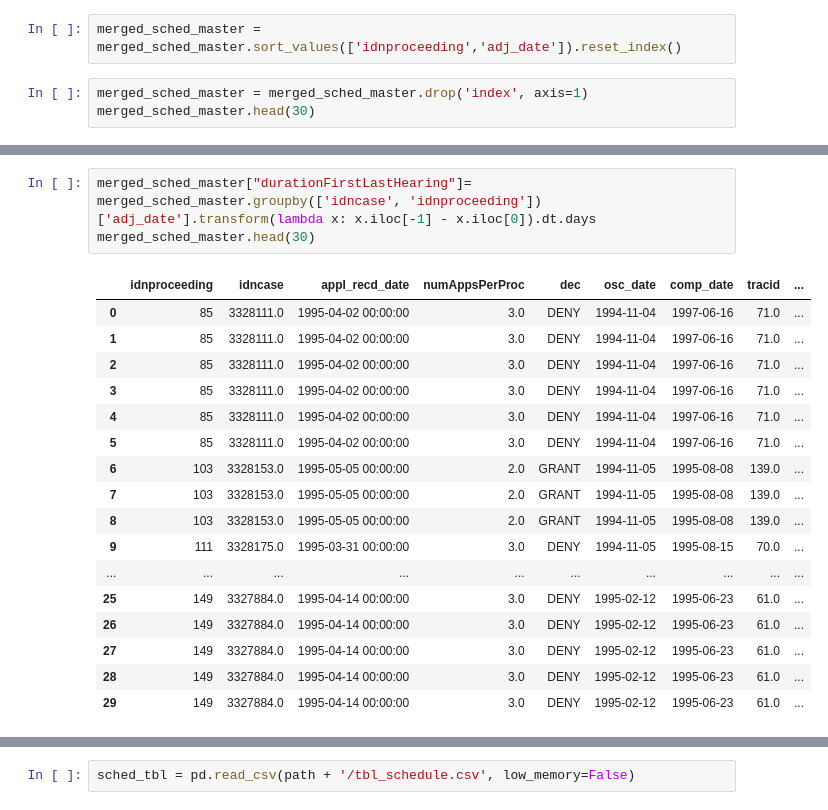
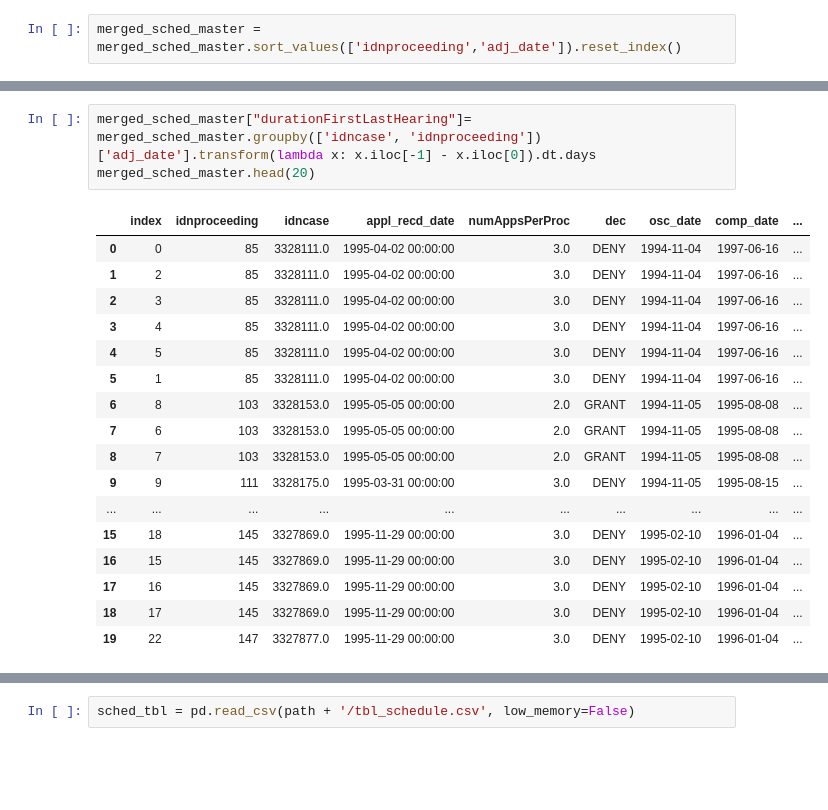
Before and after one commit to aspenyoo/refugees, a Jupyter notebook: Cleaning Schedule.ipynb, the cells around one changed output, grey strips where cells are left out. Cells and saved outputs as stored; diff of their text form; blank space fills up the shorter version.

```diff
--- a/Cleaning Schedule.ipynb
+++ b/Cleaning Schedule.ipynb
@@ -162,5 +150,2 @@ merged_sched_master.head(30)
 # %%
 merged_sched_master = merged_sched_master.sort_values(['idnproceeding','adj_date']).reset_index()
-# %%
-merged_sched_master = merged_sched_master.drop('index', axis=1)
-merged_sched_master.head(30)
@@ -185,21 +152,21 @@ merged_sched_master.head(30)
 # %%
 merged_sched_master["durationFirstLastHearing"]= merged_sched_master.groupby(['idncase', 'idnproceeding'])['adj_date'].transform(lambda x: x.iloc[-1] - x.iloc[0]).dt.days
-merged_sched_master.head(30)
+merged_sched_master.head(20)
 # %% [output]
-|  | idnproceeding | idncase | appl_recd_date | numAppsPerProc | dec | osc_date | comp_date | tracid | ... |
-| 0 | 85 | 3328111.0 | 1995-04-02 00:00:00 | 3.0 | DENY | 1994-11-04 | 1997-06-16 | 71.0 | ... |
-| 1 | 85 | 3328111.0 | 1995-04-02 00:00:00 | 3.0 | DENY | 1994-11-04 | 1997-06-16 | 71.0 | ... |
-| 2 | 85 | 3328111.0 | 1995-04-02 00:00:00 | 3.0 | DENY | 1994-11-04 | 1997-06-16 | 71.0 | ... |
-| 3 | 85 | 3328111.0 | 1995-04-02 00:00:00 | 3.0 | DENY | 1994-11-04 | 1997-06-16 | 71.0 | ... |
-| 4 | 85 | 3328111.0 | 1995-04-02 00:00:00 | 3.0 | DENY | 1994-11-04 | 1997-06-16 | 71.0 | ... |
-| 5 | 85 | 3328111.0 | 1995-04-02 00:00:00 | 3.0 | DENY | 1994-11-04 | 1997-06-16 | 71.0 | ... |
-| 6 | 103 | 3328153.0 | 1995-05-05 00:00:00 | 2.0 | GRANT | 1994-11-05 | 1995-08-08 | 139.0 | ... |
-| 7 | 103 | 3328153.0 | 1995-05-05 00:00:00 | 2.0 | GRANT | 1994-11-05 | 1995-08-08 | 139.0 | ... |
-| 8 | 103 | 3328153.0 | 1995-05-05 00:00:00 | 2.0 | GRANT | 1994-11-05 | 1995-08-08 | 139.0 | ... |
-| 9 | 111 | 3328175.0 | 1995-03-31 00:00:00 | 3.0 | DENY | 1994-11-05 | 1995-08-15 | 70.0 | ... |
+|  | index | idnproceeding | idncase | appl_recd_date | numAppsPerProc | dec | osc_date | comp_date | ... |
+| 0 | 0 | 85 | 3328111.0 | 1995-04-02 00:00:00 | 3.0 | DENY | 1994-11-04 | 1997-06-16 | ... |
+| 1 | 2 | 85 | 3328111.0 | 1995-04-02 00:00:00 | 3.0 | DENY | 1994-11-04 | 1997-06-16 | ... |
+| 2 | 3 | 85 | 3328111.0 | 1995-04-02 00:00:00 | 3.0 | DENY | 1994-11-04 | 1997-06-16 | ... |
+| 3 | 4 | 85 | 3328111.0 | 1995-04-02 00:00:00 | 3.0 | DENY | 1994-11-04 | 1997-06-16 | ... |
+| 4 | 5 | 85 | 3328111.0 | 1995-04-02 00:00:00 | 3.0 | DENY | 1994-11-04 | 1997-06-16 | ... |
+| 5 | 1 | 85 | 3328111.0 | 1995-04-02 00:00:00 | 3.0 | DENY | 1994-11-04 | 1997-06-16 | ... |
+| 6 | 8 | 103 | 3328153.0 | 1995-05-05 00:00:00 | 2.0 | GRANT | 1994-11-05 | 1995-08-08 | ... |
+| 7 | 6 | 103 | 3328153.0 | 1995-05-05 00:00:00 | 2.0 | GRANT | 1994-11-05 | 1995-08-08 | ... |
+| 8 | 7 | 103 | 3328153.0 | 1995-05-05 00:00:00 | 2.0 | GRANT | 1994-11-05 | 1995-08-08 | ... |
+| 9 | 9 | 111 | 3328175.0 | 1995-03-31 00:00:00 | 3.0 | DENY | 1994-11-05 | 1995-08-15 | ... |
 | ... | ... | ... | ... | ... | ... | ... | ... | ... | ... |
-| 25 | 149 | 3327884.0 | 1995-04-14 00:00:00 | 3.0 | DENY | 1995-02-12 | 1995-06-23 | 61.0 | ... |
-| 26 | 149 | 3327884.0 | 1995-04-14 00:00:00 | 3.0 | DENY | 1995-02-12 | 1995-06-23 | 61.0 | ... |
-| 27 | 149 | 3327884.0 | 1995-04-14 00:00:00 | 3.0 | DENY | 1995-02-12 | 1995-06-23 | 61.0 | ... |
-| 28 | 149 | 3327884.0 | 1995-04-14 00:00:00 | 3.0 | DENY | 1995-02-12 | 1995-06-23 | 61.0 | ... |
-| 29 | 149 | 3327884.0 | 1995-04-14 00:00:00 | 3.0 | DENY | 1995-02-12 | 1995-06-23 | 61.0 | ... |
+| 15 | 18 | 145 | 3327869.0 | 1995-11-29 00:00:00 | 3.0 | DENY | 1995-02-10 | 1996-01-04 | ... |
+| 16 | 15 | 145 | 3327869.0 | 1995-11-29 00:00:00 | 3.0 | DENY | 1995-02-10 | 1996-01-04 | ... |
+| 17 | 16 | 145 | 3327869.0 | 1995-11-29 00:00:00 | 3.0 | DENY | 1995-02-10 | 1996-01-04 | ... |
+| 18 | 17 | 145 | 3327869.0 | 1995-11-29 00:00:00 | 3.0 | DENY | 1995-02-10 | 1996-01-04 | ... |
+| 19 | 22 | 147 | 3327877.0 | 1995-11-29 00:00:00 | 3.0 | DENY | 1995-02-10 | 1996-01-04 | ... |
```
Also changed, not shown: parts of 45 cells of this notebook, 1 other file.
